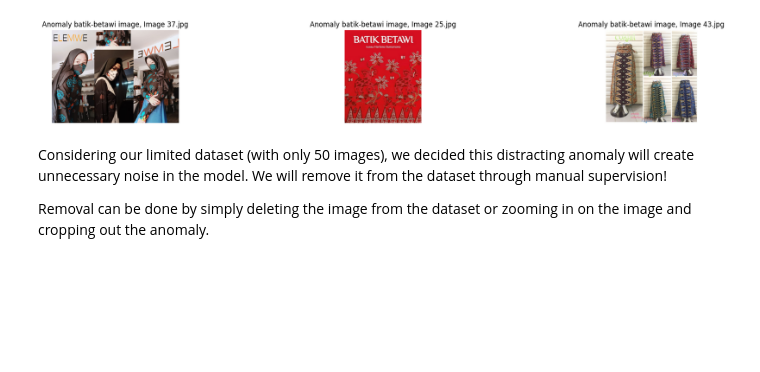
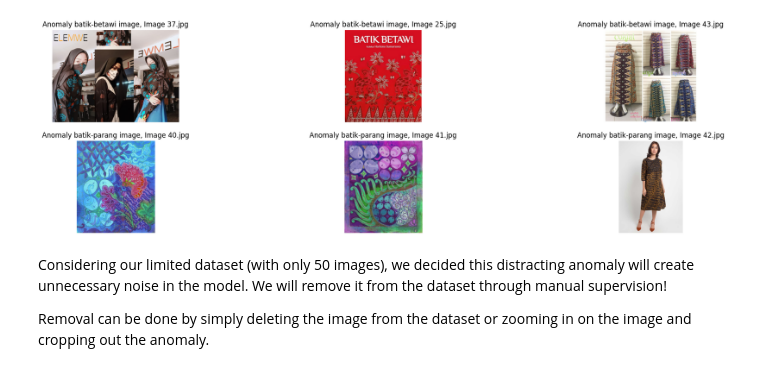
Before and after one commit to vncnttan/binus-aol-deep-learning-indonesian-batik-motifs, a Jupyter notebook: eda.ipynb, the cells around one changed output. Saved outputs shown, nothing was run; the diff lists cells and outputs as text; code cells hidden in the pictures; blank space fills up the shorter version.

```diff
--- a/eda.ipynb
+++ b/eda.ipynb
@@ -60,36 +60,37 @@ Image batik-parang count: 50
 # and this data can create misunderstanding in our model
 # This uncleaned anomalous images, can contains text, or focuses on the model, etc. This can distract model from the main classifying task
 
 # We can call this "anomalous images"
 
 # TODO: Add 3 sample images from each classes here
 anomalous_image_dict = {
-    "batik-betawi": ["37.jpg", "25.jpg", "43.jpg"]
+    "batik-betawi": ["37.jpg", "25.jpg", "43.jpg"],
+    "batik-parang": ["40.jpg", "41.jpg", "42.jpg"]
 }
 anomalous_images_classes = ["batik-betawi", "batik-betawi", "batik-betawi"]
 anomalous_images = []
 anomalous_images_description = []
 
 for label in anomalous_image_dict:
     for filename in anomalous_image_dict[label]:
         image_path = os.path.join("Dataset", "Dataset Raw", label, filename)
         image = load_img(image_path, color_mode="rgb")
         anomalous_images.append(image)
         anomalous_images_description.append(f"Anomaly {label} image, Image {filename}")
 
 plt.figure(figsize=(24, 10))
 for i in range(9):
     # TODO: Remove this break after adding the images from each category
-    if i > 2:
+    if i > 5:
         break
     plt.subplot(3, 3, i+1)
     plt.imshow(anomalous_images[i])
     plt.axis('off')
     plt.title(anomalous_images_description[i])
 
 plt.show()
 # %% [output]
-[figure, old version]
+[figure, new version]
 # %% [markdown]
 Considering our limited dataset (with only 50 images), we decided this distracting anomaly will create unnecessary noise in the model. We will remove it from the dataset through manual supervision!
 
```
Also changed, not shown: parts of 2 cells of this notebook, 2 other files.
